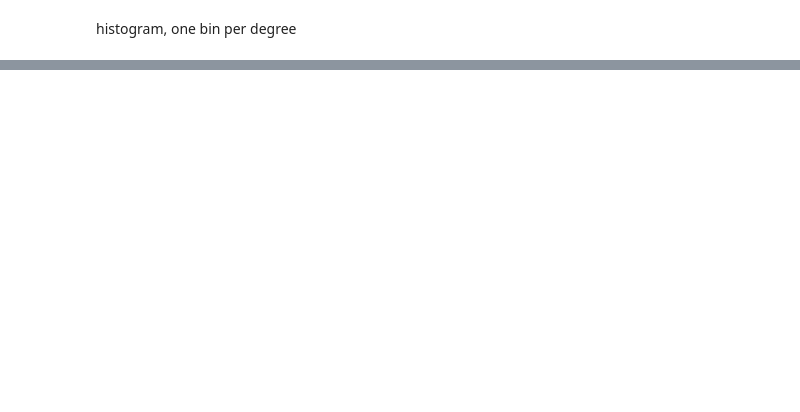
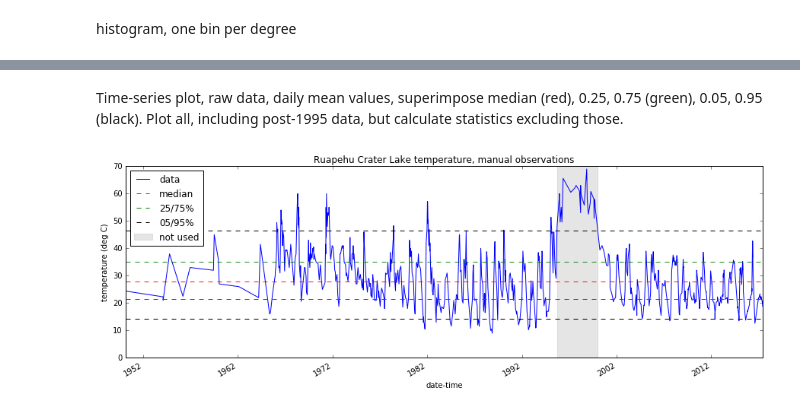
Before and after one commit to rumachan/iPythonNotebooks, a Jupyter notebook: rcl_temp.ipynb, the cells around one changed output, grey strips where cells are left out. Saved outputs shown, nothing was run; the diff lists cells and outputs as text; code cells hidden in the pictures; blank space fills up the shorter version.

```diff
--- a/rcl_temp.ipynb
+++ b/rcl_temp.ipynb
@@ -115,0 +110,19 @@ fig.savefig('rcltemp_hist.png', dpi=200)
+# %%
+#outlet, thermometer
+url = 'http://fits.geonet.org.nz/observation?networkID=VO&siteID=RU001&typeID=t&methodID=therm'
+dfm = pd.read_csv(url, parse_dates=['date-time'], index_col=['date-time'], usecols = ['date-time', ' t (C)'])
+
+#outlet, thermocouple
+url = 'http://fits.geonet.org.nz/observation?networkID=VO&siteID=RU001&typeID=t&methodID=thermcoup'
+dfm2 = pd.read_csv(url, parse_dates=['date-time'], index_col=['date-time'], usecols = ['date-time', ' t (C)'])
+dfm = dfm.append(dfm2)
+
+#centre, thermocouple
+url = 'http://fits.geonet.org.nz/observation?networkID=VO&siteID=RU003&typeID=t&methodID=thermcoup'
+dfm3 = pd.read_csv(url, parse_dates=['date-time'], index_col=['date-time'], usecols = ['date-time', ' t (C)'])
+dfm = dfm.append(dfm3)
+
+#north, thermocouple
+url = 'http://fits.geonet.org.nz/observation?networkID=VO&siteID=RU004&typeID=t&methodID=thermcoup'
+dfm4 = pd.read_csv(url, parse_dates=['date-time'], index_col=['date-time'], usecols = ['date-time', ' t (C)'])
+dfm = dfm.append(dfm4)
@@ -115,0 +153,2 @@ fig.savefig('rcltemp_hist.png', dpi=200)
+# %%
+dfmu = dfm[(dfm.index<='1995-09-20 00:00:00')|(dfm.index>='2000-01-01 00:00:00')]
@@ -115,0 +167,22 @@ fig.savefig('rcltemp_hist.png', dpi=200)
+# %% [markdown]
+Time-series plot, raw data, daily mean values, superimpose median (red), 0.25, 0.75 (green), 0.05, 0.95 (black). Plot all, including post-1995 data, but calculate statistics excluding those.
+# %%
+tempm = dfm[' t (C)'].plot(figsize=(15,5), title='Ruapehu Crater Lake temperature, manual observations', label='data')
+tempm.set_ylabel("temperature (deg C)")
+
+tempm.axhline(dfmu[' t (C)'].median(), color='red', linestyle='dashed', linewidth=1, label='median')
+
+tempm.axhline(dfmu[' t (C)'].quantile(q=0.25), color='green', linestyle='dashed', linewidth=1, label='25/75%')
+tempm.axhline(dfmu[' t (C)'].quantile(q=0.75), color='green', linestyle='dashed', linewidth=1)
+
+tempm.axhline(dfmu[' t (C)'].quantile(q=0.05), color='black', linestyle='dashed', linewidth=1, label='05/95%')
+tempm.axhline(dfmu[' t (C)'].quantile(q=0.95), color='black', linestyle='dashed', linewidth=1)
+
+tempm.axvspan('1995-09-20', '2000-01-01', alpha=0.2, color='gray', label='not used') #grey shade unused observations
+
+tp =tempm.legend(loc='best')
+
+fig = tp.get_figure()
+fig.savefig('rcltemp_manual_plot.png', dpi=200)
+# %% [output]
+[figure, added]
```
Also changed, not shown: parts of 25 cells of this notebook.
